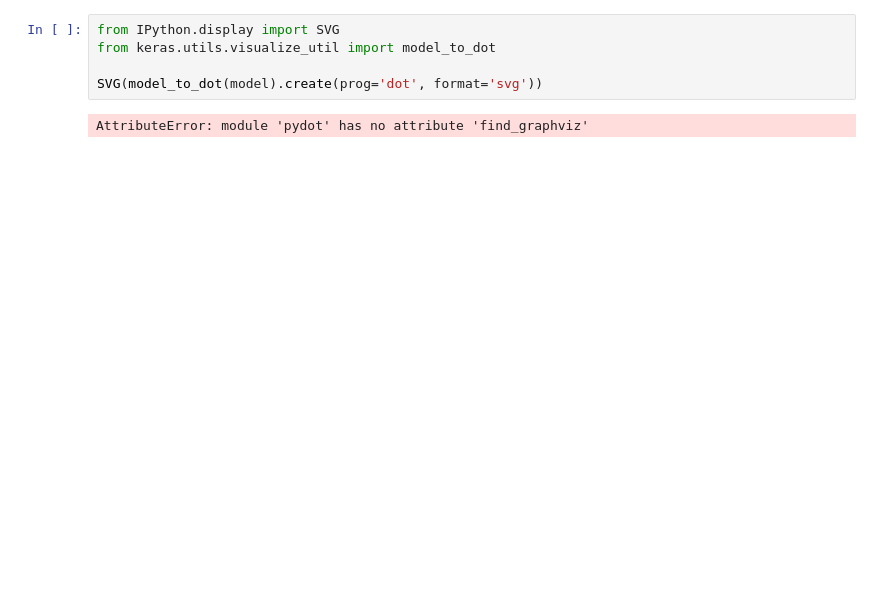
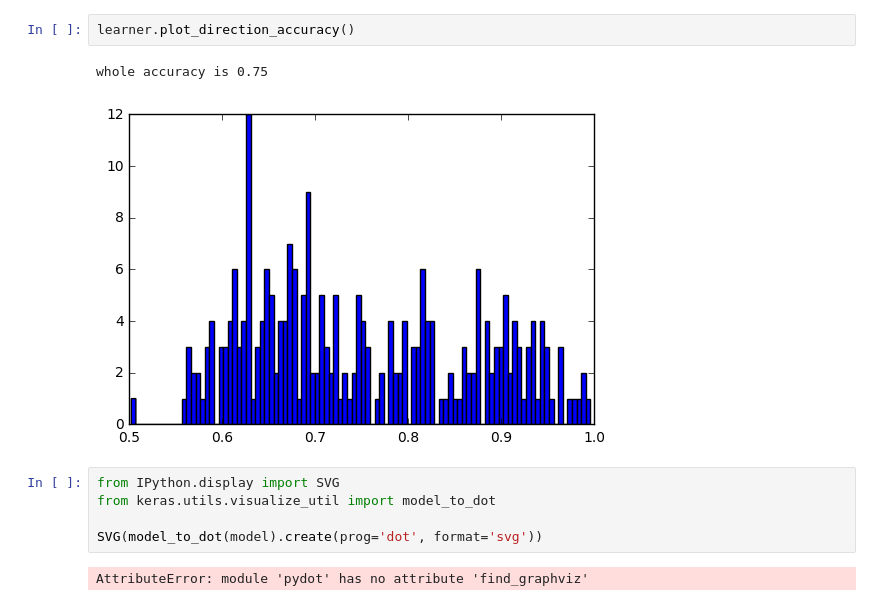
Before and after one commit to sablet/algo_trade, a Jupyter notebook: main_process.ipynb, the cells around one changed output. Drawn from its saved outputs; the diff is of its cells as text; blank space fills up the shorter version.

```diff
--- a/main_process.ipynb
+++ b/main_process.ipynb
@@ -59,3 +48,8 @@ TypeError: 'dict_values' object is not subscriptable
+# %%
+learner.plot_direction_accuracy()
+# %% [output]
+whole accuracy is 0.75
+[figure, added]
 # %%
 from IPython.display import SVG
 from keras.utils.visualize_util import model_to_dot
```
Also changed, not shown: parts of 8 cells of this notebook, 2 other files.
